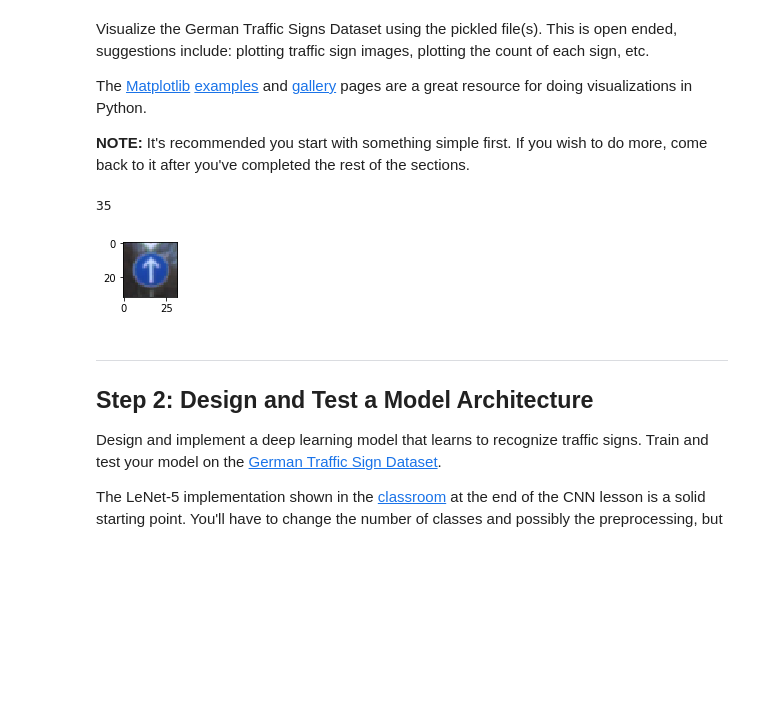
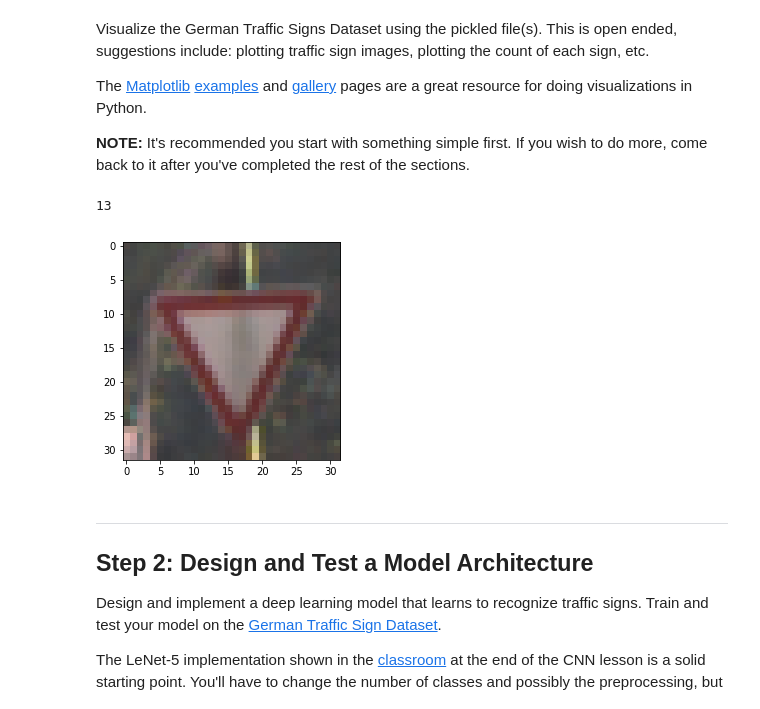
Before and after one commit to xiaosonglu/CarND-Traffic-Sign-Classifier-Project, a Jupyter notebook: Traffic_Sign_Classifier.ipynb, the cells around one changed output. Saved outputs shown, nothing was run; the diff lists cells and outputs as text; code cells hidden in the pictures; blank space fills up the shorter version.

```diff
--- a/Traffic_Sign_Classifier.ipynb
+++ b/Traffic_Sign_Classifier.ipynb
@@ -92,19 +92,19 @@ The [Matplotlib](http://matplotlib.org/) [examples](http://matplotlib.org/exampl
 # %%
 ### Data exploration visualization code goes here.
 ### Feel free to use as many code cells as needed.
 import random
 import matplotlib.pyplot as plt
 # Visualizations will be shown in the notebook.
 %matplotlib inline
 
 index = random.randint(0, len(X_train))
 image = X_train[index]
-plt.figure(figsize=(1,1))
+#plt.figure(figsize=(1,1))
 plt.imshow(image)
 print(y_train[index])
 # %% [output]
-35
+13
-[figure, old version]
+[figure, new version]
 # %% [markdown]
 ----
 
```
Also changed, not shown: parts of 4 cells of this notebook, 9 other files.
